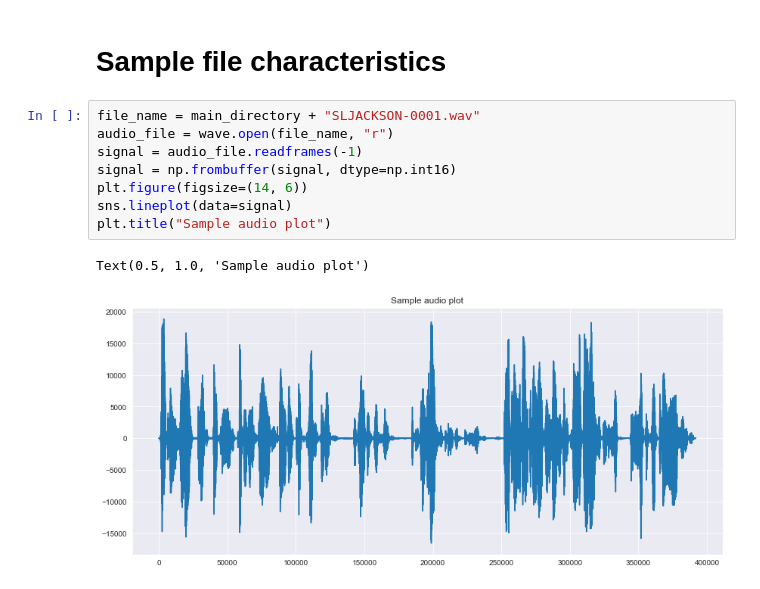
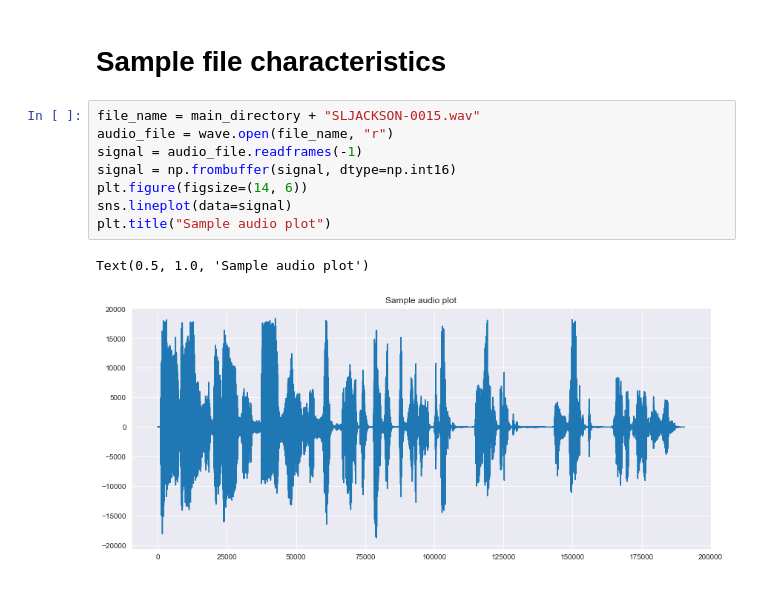
Before and after one commit to bart-wojtala/datasets, a Jupyter notebook: SLJackson dataset summary.ipynb, the cells around one changed output. Drawn from its saved outputs; the diff is of its cells as text.

Commit message:
Update sljackson dataset summary

```diff
--- a/SLJackson dataset summary.ipynb
+++ b/SLJackson dataset summary.ipynb
@@ -66,13 +66,13 @@ Text(0.5, 1.0, 'Histogram of audio file lengths in sljackson dataset')
 # %% [markdown]
 # Sample file characteristics
 # %%
-file_name = main_directory + "SLJACKSON-0001.wav"
+file_name = main_directory + "SLJACKSON-0015.wav"
 audio_file = wave.open(file_name, "r")
 signal = audio_file.readframes(-1)
 signal = np.frombuffer(signal, dtype=np.int16)
 plt.figure(figsize=(14, 6))
 sns.lineplot(data=signal)
 plt.title("Sample audio plot")
 # %% [output]
 Text(0.5, 1.0, 'Sample audio plot')
-[figure, old version]
+[figure, new version]
```
Also changed, not shown: parts of 3 cells of this notebook.
